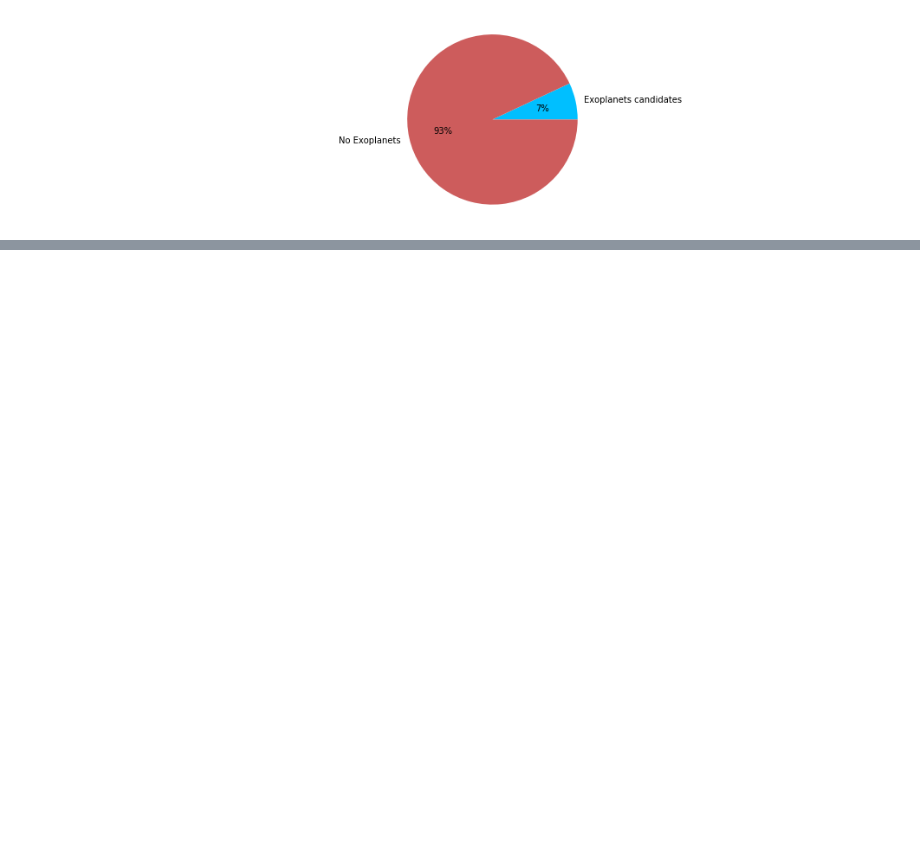
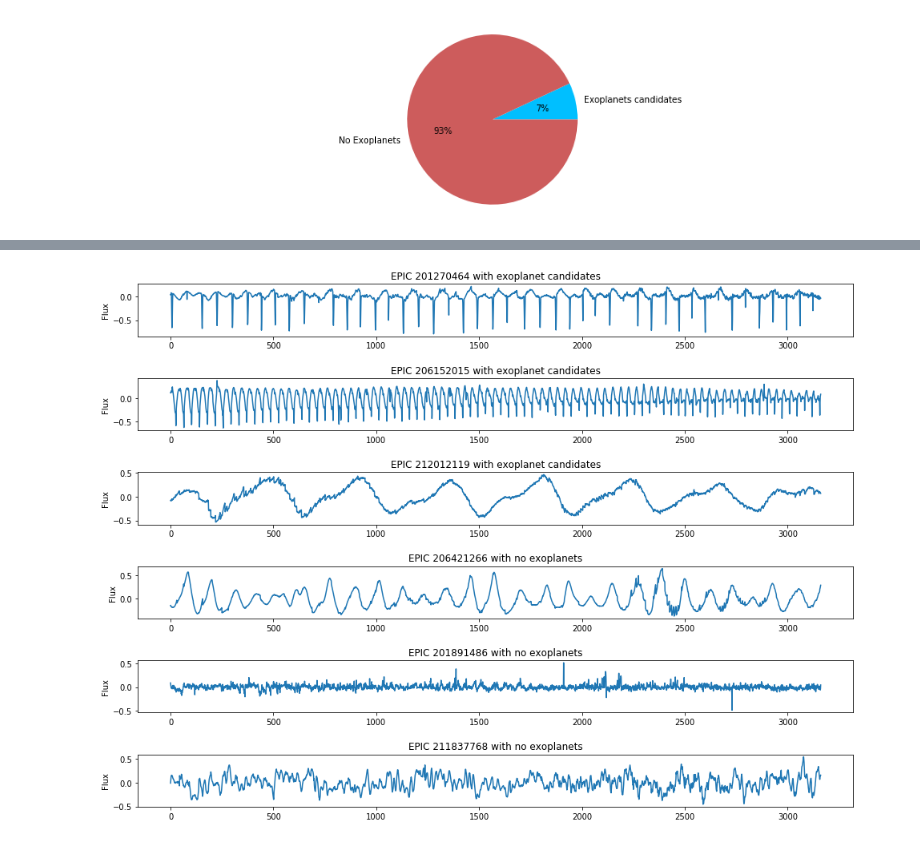
Before and after one commit to alexkapele/exoplanet-exploration, a Jupyter notebook: exoplanet_exploration.ipynb, the cells around one changed output, grey strips where cells are left out. Cells and saved outputs as stored; diff of their text form; code cells hidden in the pictures; blank space fills up the shorter version.

```diff
--- a/exoplanet_exploration.ipynb
+++ b/exoplanet_exploration.ipynb
@@ -299,8 +296,10 @@ labels_sample.to_csv("Data\\labels_sample.csv")
 # %%
 # Load custom dataset
 try:
-    flux = pd.read_csv("Data\\flux_sample.csv")
-    labels = pd.read_csv("Data\\labels_sample.csv")
+    flux = pd.read_csv("Data\\flux_sample.csv", index_col=1)
+    flux.drop('Unnamed: 0', axis=1, inplace=True)
+    labels = pd.read_csv("Data\\labels_sample.csv",index_col=1)
+    labels.drop('Unnamed: 0', axis=1, inplace=True)
     print('Dataset loaded: {} samples with {} features.'.format(*flux.shape))
 except:
     print("Training dataset could not be loaded.")
@@ -322,0 +333,7 @@ plt.show()
+# %%
+# Normalise flux data
+def normalise(x):
+    x_norm = (x - np.mean(x)) / (max(x) - min(x))
+    return x_norm
+
+flux_norm = flux.apply(lambda row : normalise(row), axis = 1)
@@ -322,0 +351,19 @@ plt.show()
+# %%
+# Choose samples to visualise
+samples = [15,120,260,693,2057,3321]
+n_samples = len(samples)
+
+# Plot time-series data for the selected samples
+fig = plt.figure(figsize=(16,len(samples)*2))
+plt.subplots_adjust(hspace=0.8)
+
+for i in range(n_samples):
+    plt.subplot(n_samples,1,i+1)
+    plt.plot(flux_norm.iloc[samples[i]].values.tolist())
+    plt.ylabel('Flux')
+    title = '{} with exoplanet candidates'.format(labels.iloc[samples[i]].name) if labels.iloc[samples[i]].label == 1 else '{} with no exoplanets'.format(labels.iloc[samples[i]].name)
+    plt.title(title)
+
+plt.show()
+# %% [output]
+[figure, added]
```
Also changed, not shown: parts of 6 cells of this notebook.
